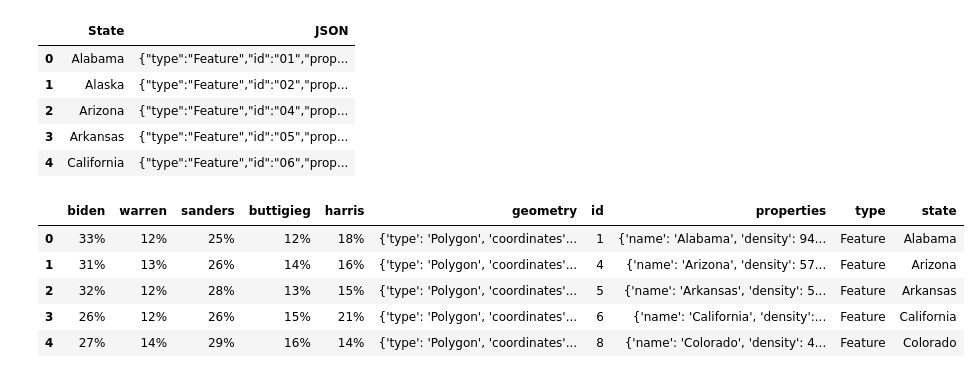
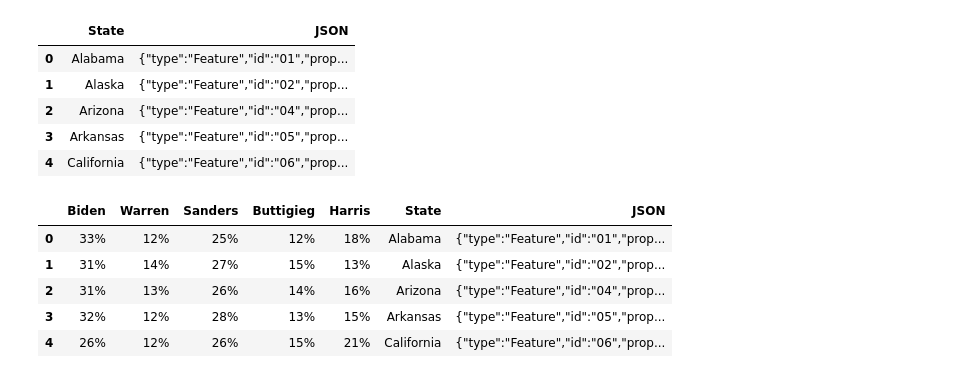
Before and after one commit to sarahfawson/MICA, a Jupyter notebook: state-data.ipynb, the cells around one changed output. Drawn from its saved outputs; the diff is of its cells as text; code cells hidden in the pictures.

Commit message:
custom json and finalized map and tooltips

```diff
--- a/state-data.ipynb
+++ b/state-data.ipynb
@@ -128,12 +132,12 @@ stateJSON.head()
 | 4 | California | {"type":"Feature","id":"06","prop... |
 # %%
 # join the data!
-googleJSON = df.merge(stateJSON, left_index=True, right_on='state')
+googleJSON = df.merge(stateJSON, left_on='Region', right_on='State')
 googleJSON.head()
 # %% [output]
-|  | biden | warren | sanders | buttigieg | harris | geometry | id | properties | type | state |
-| 0 | 33% | 12% | 25% | 12% | 18% | {'type': 'Polygon', 'coordinates'... | 1 | {'name': 'Alabama', 'density': 94... | Feature | Alabama |
-| 1 | 31% | 13% | 26% | 14% | 16% | {'type': 'Polygon', 'coordinates'... | 4 | {'name': 'Arizona', 'density': 57... | Feature | Arizona |
-| 2 | 32% | 12% | 28% | 13% | 15% | {'type': 'Polygon', 'coordinates'... | 5 | {'name': 'Arkansas', 'density': 5... | Feature | Arkansas |
-| 3 | 26% | 12% | 26% | 15% | 21% | {'type': 'Polygon', 'coordinates'... | 6 | {'name': 'California', 'density':... | Feature | California |
-| 4 | 27% | 14% | 29% | 16% | 14% | {'type': 'Polygon', 'coordinates'... | 8 | {'name': 'Colorado', 'density': 4... | Feature | Colorado |
+|  | Biden | Warren | Sanders | Buttigieg | Harris | State | JSON |
+| 0 | 33% | 12% | 25% | 12% | 18% | Alabama | {"type":"Feature","id":"01","prop... |
+| 1 | 31% | 14% | 27% | 15% | 13% | Alaska | {"type":"Feature","id":"02","prop... |
+| 2 | 31% | 13% | 26% | 14% | 16% | Arizona | {"type":"Feature","id":"04","prop... |
+| 3 | 32% | 12% | 28% | 13% | 15% | Arkansas | {"type":"Feature","id":"05","prop... |
+| 4 | 26% | 12% | 26% | 15% | 21% | California | {"type":"Feature","id":"06","prop... |
```
Also changed, not shown: parts of 8 cells of this notebook, 7 other files.
